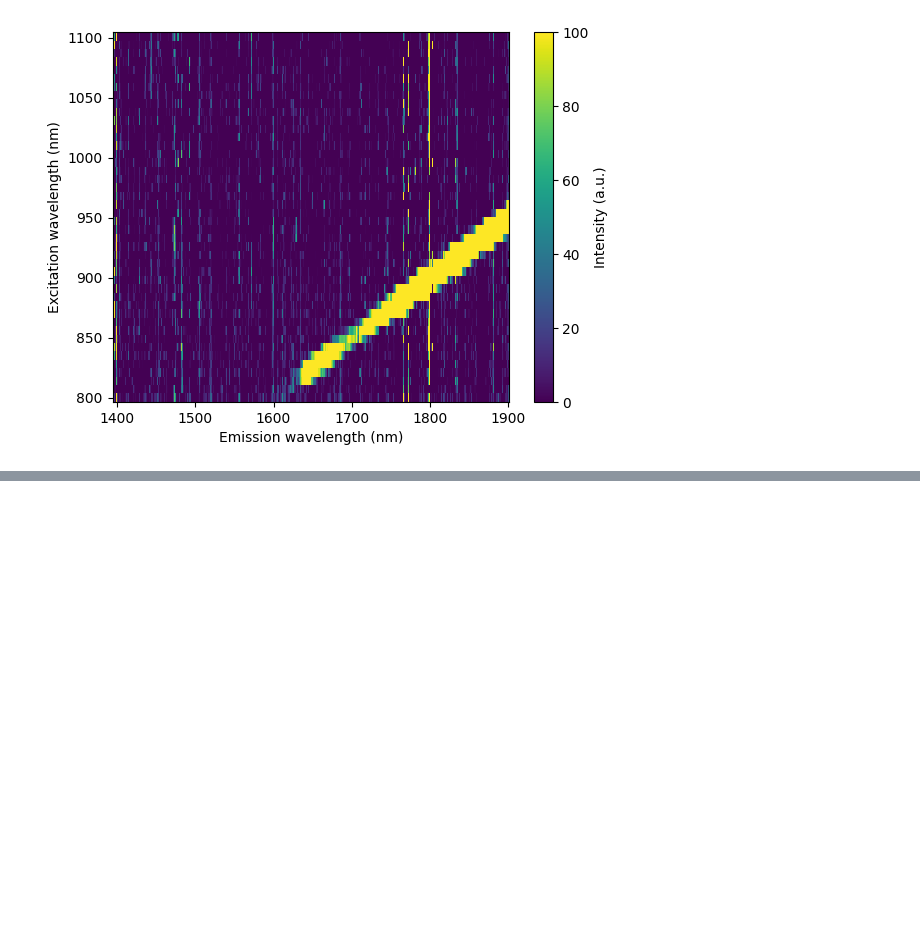
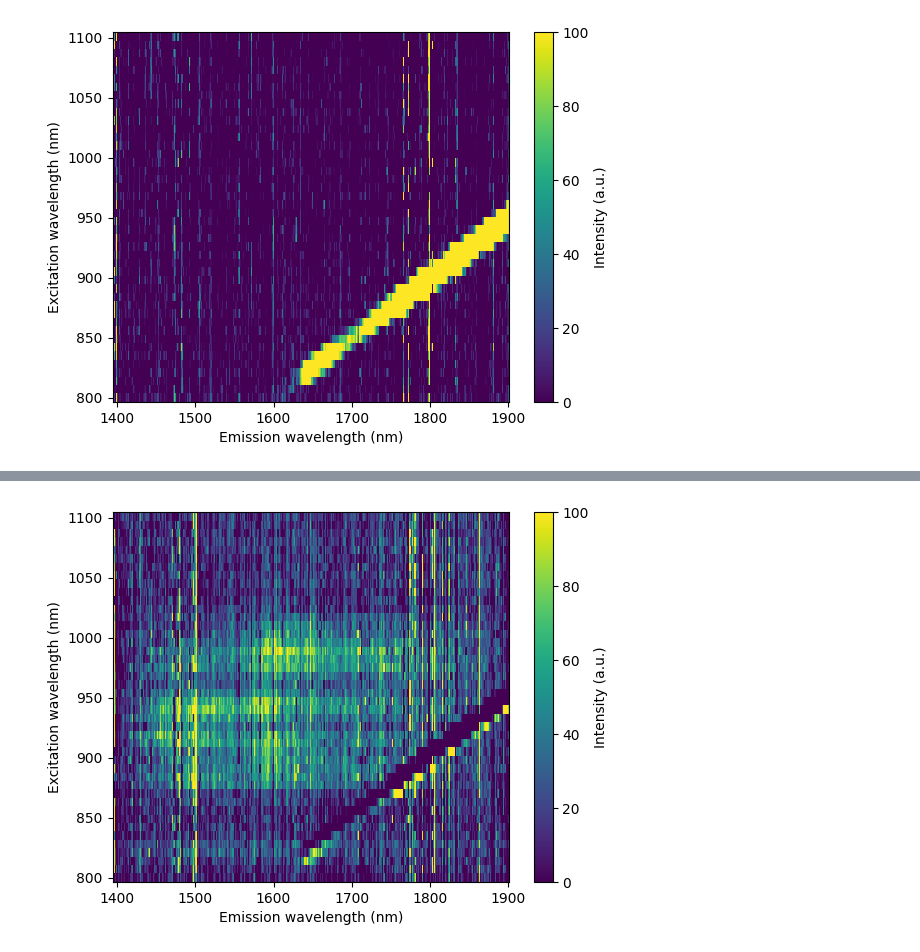
Before and after one commit to CristianMB/DataAnalysis_PhD_FUB, a Jupyter notebook: PLE/PLE_ReadingOPJScripts/ReadPLE.ipynb, the cells around one changed output, grey strips where cells are left out. Drawn from its saved outputs; the diff is of its cells as text; code cells hidden in the pictures; blank space fills up the shorter version.

```diff
--- a/PLE/PLE_ReadingOPJScripts/ReadPLE.ipynb
+++ b/PLE/PLE_ReadingOPJScripts/ReadPLE.ipynb
@@ -318,0 +377,20 @@ plt.show()
+# %%
+PLEMAP = PLE_WL_avg-PLE_WL_water_avg
+# %%
+PLEMAP = PLEMAP
+plt.pcolormesh(
+    PLEMAP.columns,
+    PLEMAP.index,
+    PLEMAP.values,
+    shading='auto',
+    cmap='viridis',
+    vmin=0,
+    vmax=100
+)
+
+plt.xlabel("Emission wavelength (nm)")
+plt.ylabel("Excitation wavelength (nm)")
+plt.colorbar(label="Intensity (a.u.)")
+plt.show()
+# %% [output]
+[figure, added]
```
Also changed, not shown: parts of 5 cells of this notebook, 1 other file.
